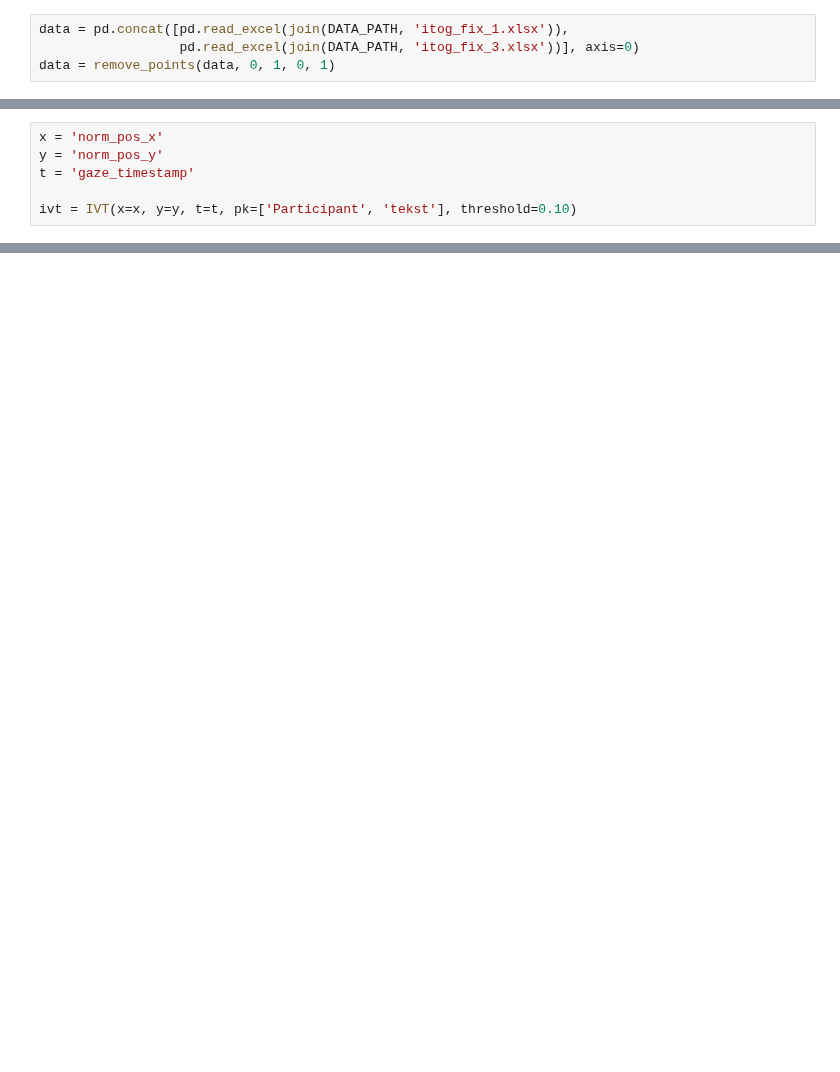
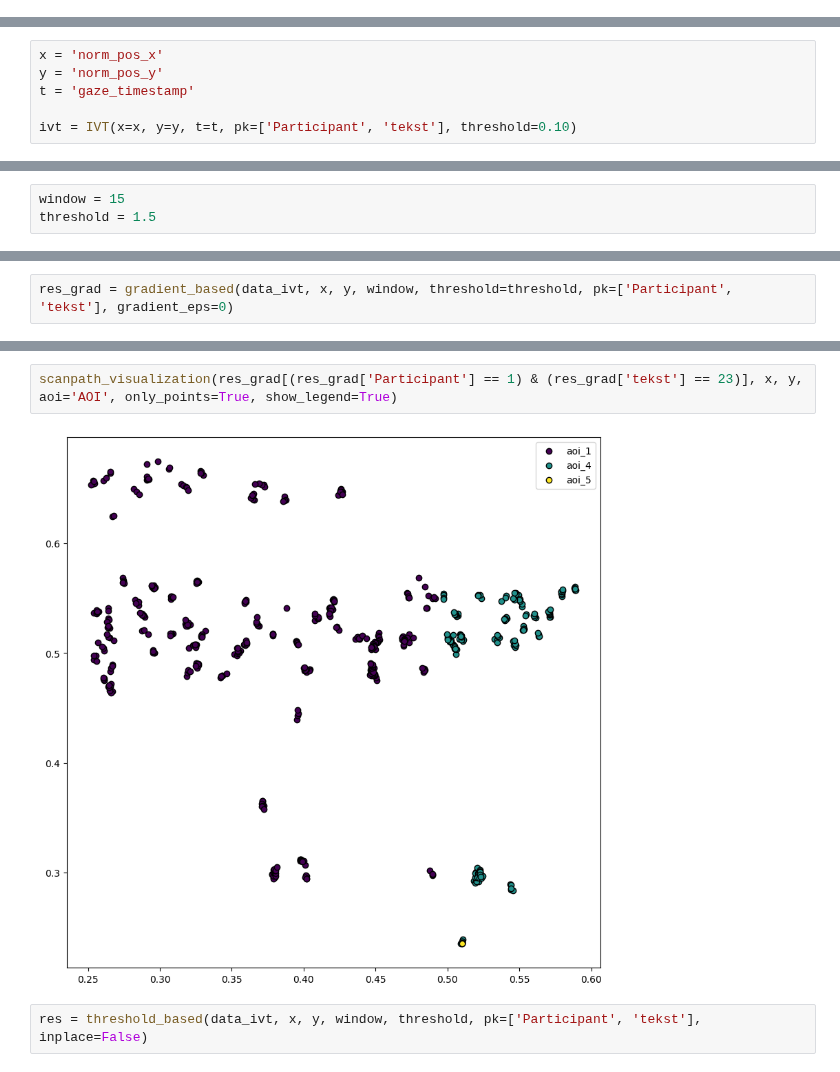
Before and after one commit to hse-scila/EyeFeatures, a Jupyter notebook: eyetracking/preprocessing/test.ipynb, the cells around one changed output, grey strips where cells are left out. Saved outputs shown, nothing was run; the diff lists cells and outputs as text; blank space fills up the shorter version.

Commit message:
New version of gradient-based aoi algorithm and some fixes in scanpath_visualization

```diff
--- a/eyetracking/preprocessing/test.ipynb
+++ b/eyetracking/preprocessing/test.ipynb
@@ -22,4 +25,0 @@ def remove_points(df, x_min, x_max, y_min, y_max):
-# %%
-data = pd.concat([pd.read_excel(join(DATA_PATH, 'itog_fix_1.xlsx')),
-                  pd.read_excel(join(DATA_PATH, 'itog_fix_3.xlsx'))], axis=0)
-data = remove_points(data, 0, 1, 0, 1)
@@ -86,0 +49,3 @@ File "fixation_extraction.py", line 35:
+# %%
+window = 15
+threshold = 1.5
@@ -86,0 +56,2 @@ File "fixation_extraction.py", line 35:
+# %%
+res_grad = gradient_based(data_ivt, x, y, window, threshold=threshold, pk=['Participant', 'tekst'], gradient_eps=0)
@@ -86,0 +76,6 @@ File "fixation_extraction.py", line 35:
+# %%
+scanpath_visualization(res_grad[(res_grad['Participant'] == 1) & (res_grad['tekst'] == 23)], x, y, aoi='AOI', only_points=True, show_legend=True)
+# %% [output]
+[figure, added]
+# %%
+res = threshold_based(data_ivt, x, y, window, threshold, pk=['Participant', 'tekst'], inplace=False)
```
Also changed, not shown: parts of 12 cells of this notebook, 2 other files.
